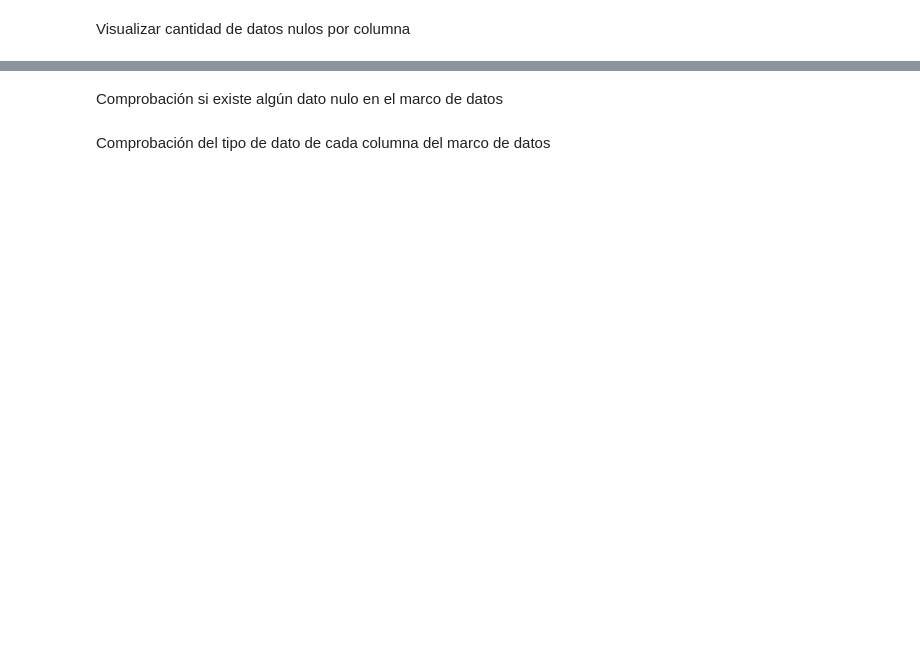
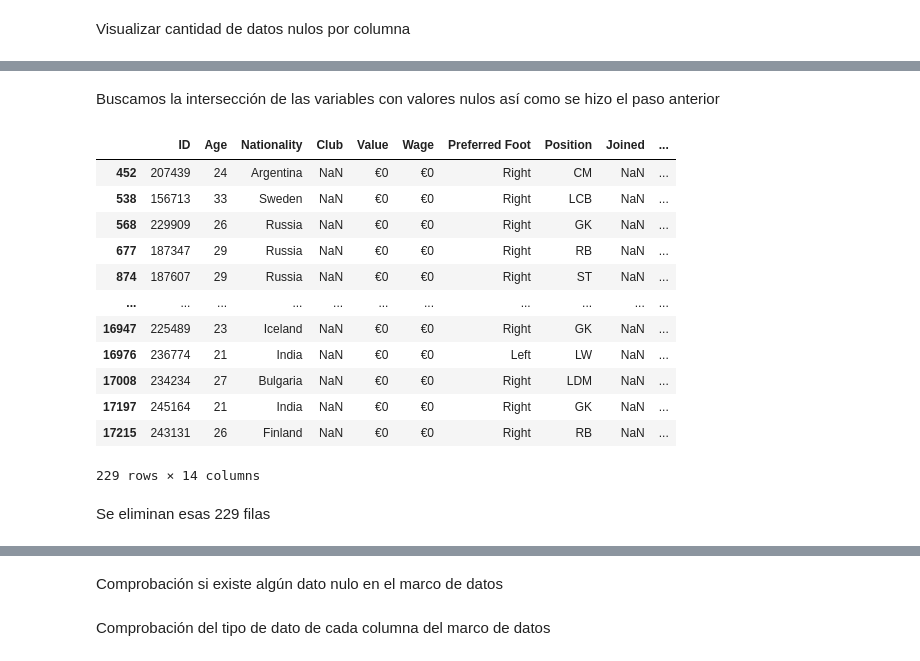
Before and after one commit to GAPPLabs/DataScienceProject, a Jupyter notebook: Proyecto.ipynb, the cells around one changed output, grey strips where cells are left out. Saved outputs shown, nothing was run; the diff lists cells and outputs as text; code cells hidden in the pictures; blank space fills up the shorter version.

```diff
--- a/Proyecto.ipynb
+++ b/Proyecto.ipynb
@@ -150,0 +121,20 @@ Name: ID, Length: 1564, dtype: int64
+# %% [markdown]
+Buscamos la intersección de las variables con valores nulos así como se hizo el paso anterior
+# %%
+dataframe[dataframe['Contract Valid Until'].isnull() & dataframe.Joined.isnull() & dataframe['Loaned From'].isnull()]
+# %% [output]
+|  | ID | Age | Nationality | Club | Value | Wage | Preferred Foot | Position | Joined | ... |
+| 452 | 207439 | 24 | Argentina | NaN | €0 | €0 | Right | CM | NaN | ... |
+| 538 | 156713 | 33 | Sweden | NaN | €0 | €0 | Right | LCB | NaN | ... |
+| 568 | 229909 | 26 | Russia | NaN | €0 | €0 | Right | GK | NaN | ... |
+| 677 | 187347 | 29 | Russia | NaN | €0 | €0 | Right | RB | NaN | ... |
+| 874 | 187607 | 29 | Russia | NaN | €0 | €0 | Right | ST | NaN | ... |
+| ... | ... | ... | ... | ... | ... | ... | ... | ... | ... | ... |
+| 16947 | 225489 | 23 | Iceland | NaN | €0 | €0 | Right | GK | NaN | ... |
+| 16976 | 236774 | 21 | India | NaN | €0 | €0 | Left | LW | NaN | ... |
+| 17008 | 234234 | 27 | Bulgaria | NaN | €0 | €0 | Right | LDM | NaN | ... |
+| 17197 | 245164 | 21 | India | NaN | €0 | €0 | Right | GK | NaN | ... |
+| 17215 | 243131 | 26 | Finland | NaN | €0 | €0 | Right | RB | NaN | ... |
+229 rows × 14 columns
+# %% [markdown]
+Se eliminan esas 229 filas
```
Also changed, not shown: parts of 32 cells of this notebook.
